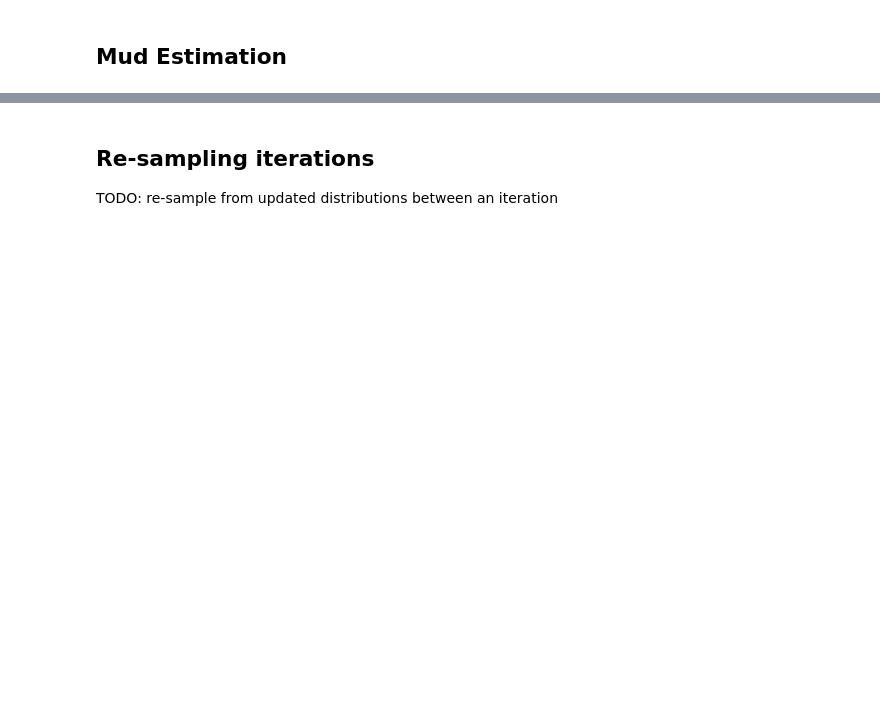
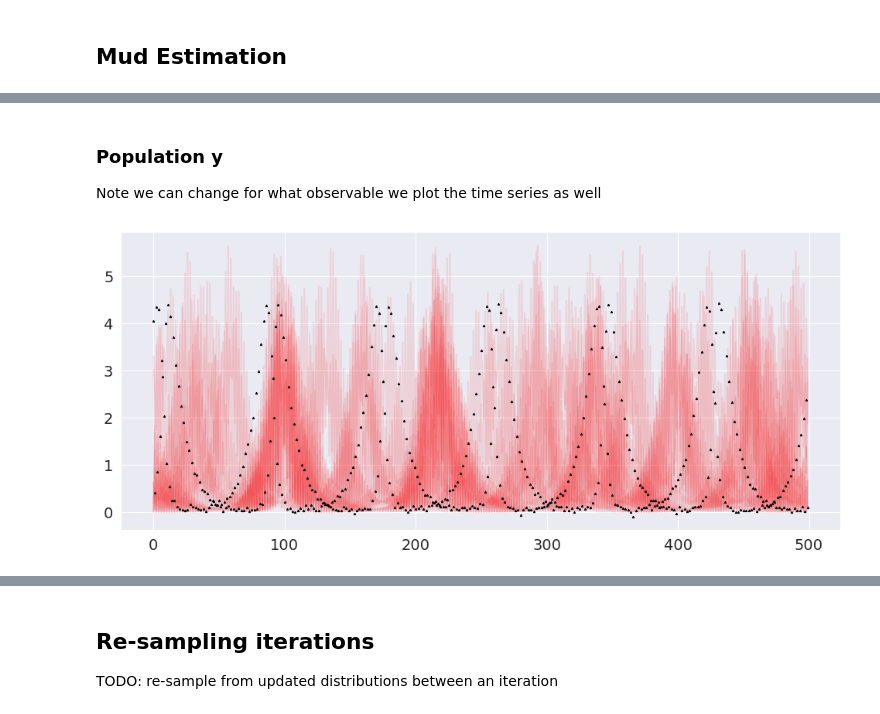
Before and after one commit to rs821505/DC_Sequential, a Jupyter notebook: dc_notebooks/mud_estimation.ipynb, the cells around one changed output, grey strips where cells are left out. Drawn from its saved outputs; the diff is of its cells as text; code cells hidden in the pictures; blank space fills up the shorter version.

Commit message:
:sparkles: MUD Iterative work
Add:
 + Some notes on MUD iterative methods applied to predator prey models.

```diff
--- a/dc_notebooks/mud_estimation.ipynb
+++ b/dc_notebooks/mud_estimation.ipynb
@@ -207,0 +216,8 @@ _ = spatio_temporal_data.plot_ts(max_plot=10)
+# %% [markdown]
+### Population y
+
+Note we can change for what observable we plot the time series as well
+# %%
+_ = spatio_temporal_data.plot_ts(sensor_idx=1, max_plot=10)
+# %% [output]
+[figure, added]
```
Also changed, not shown: parts of 54 cells of this notebook.
